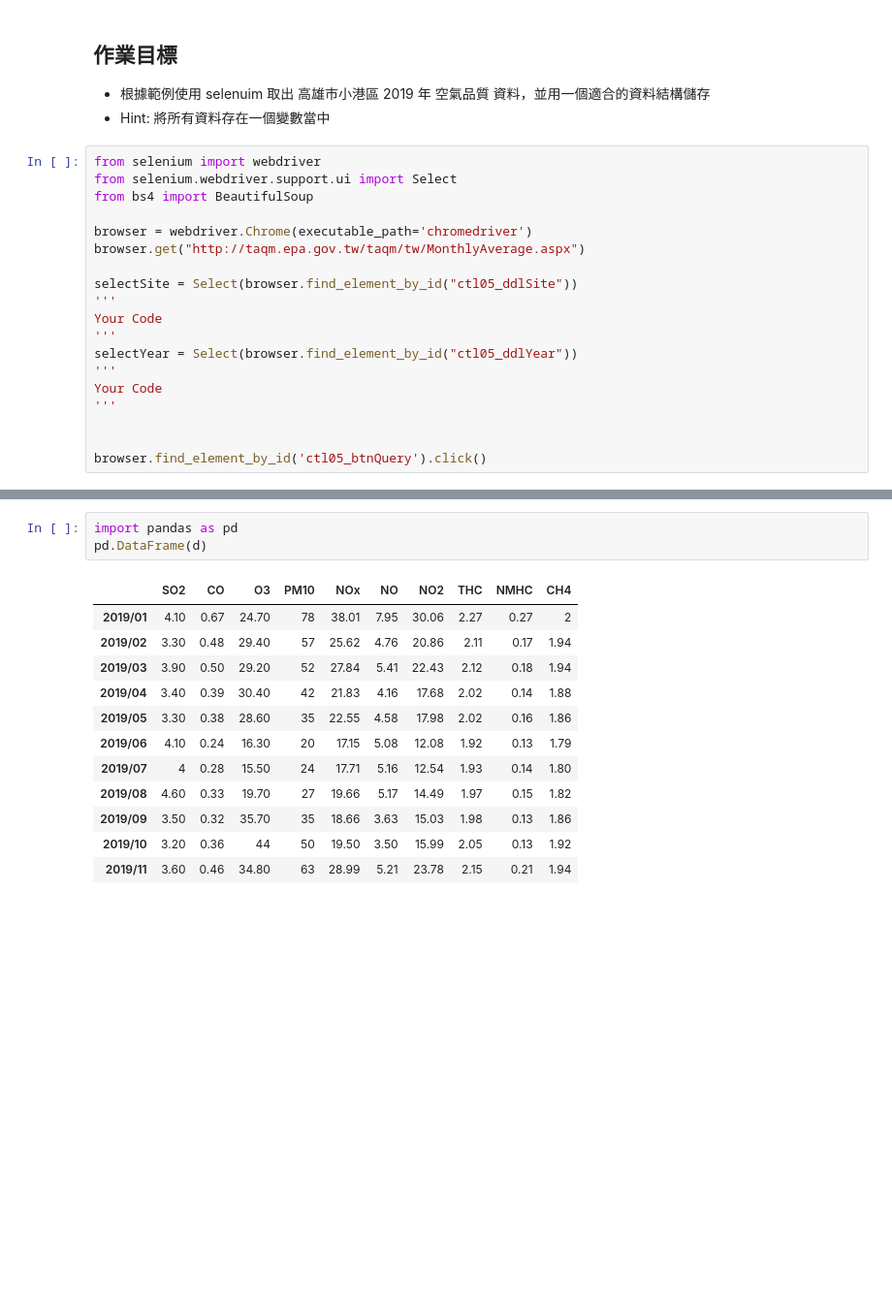
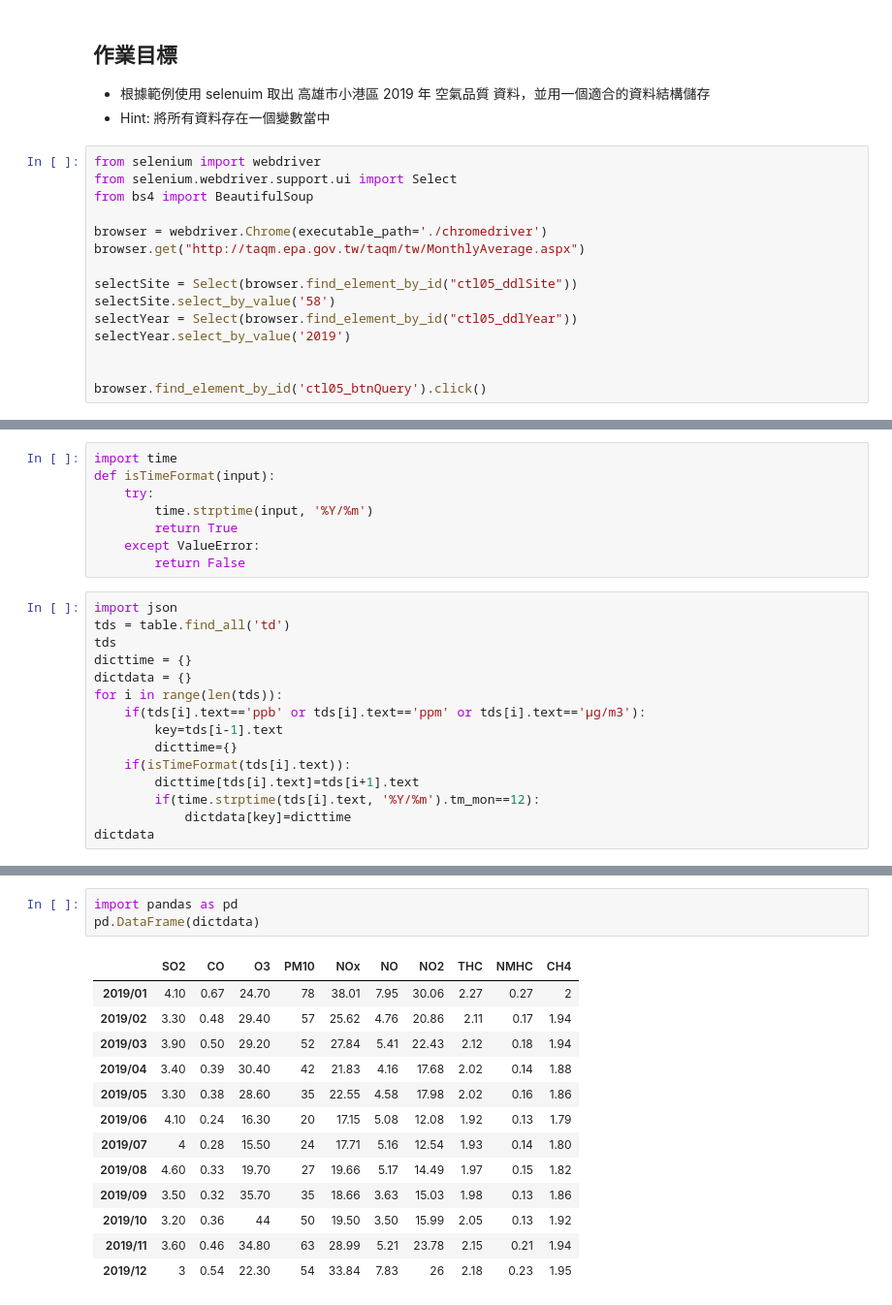
Before and after one commit to a5347354/100Day-pycrawler-Marathon, a Jupyter notebook: HomeWork/D19_動態網頁爬蟲 - 使用Selenium + BeautifulSoup 模擬瀏覽器執行/Day019_HW.ipynb, the cells around one changed output, grey strips where cells are left out. Shown: that part at 97% size. Cells and saved outputs as stored; diff of their text form; blank space fills up the shorter version.

```diff
--- a/HomeWork/D19_動態網頁爬蟲 - 使用Selenium + BeautifulSoup 模擬瀏覽器執行/Day019_HW.ipynb
+++ b/HomeWork/D19_動態網頁爬蟲 - 使用Selenium + BeautifulSoup 模擬瀏覽器執行/Day019_HW.ipynb
@@ -14,17 +14,13 @@ from selenium import webdriver
 from selenium.webdriver.support.ui import Select
 from bs4 import BeautifulSoup
 
-browser = webdriver.Chrome(executable_path='chromedriver')
+browser = webdriver.Chrome(executable_path='./chromedriver')
 browser.get("http://taqm.epa.gov.tw/taqm/tw/MonthlyAverage.aspx")
 
 selectSite = Select(browser.find_element_by_id("ctl05_ddlSite"))
-'''
-Your Code
-'''
+selectSite.select_by_value('58')
 selectYear = Select(browser.find_element_by_id("ctl05_ddlYear"))
-'''
-Your Code
-'''
+selectYear.select_by_value('2019')
 
 
 browser.find_element_by_id('ctl05_btnQuery').click()
@@ -66,0 +57,23 @@ Your Code
+# %%
+import time
+def isTimeFormat(input):
+    try:
+        time.strptime(input, '%Y/%m')
+        return True
+    except ValueError:
+        return False
+# %%
+import json
+tds = table.find_all('td')
+tds
+dicttime = {}
+dictdata = {}
+for i in range(len(tds)):
+    if(tds[i].text=='ppb' or tds[i].text=='ppm' or tds[i].text=='μg/m3'):
+        key=tds[i-1].text
+        dicttime={}
+    if(isTimeFormat(tds[i].text)):
+        dicttime[tds[i].text]=tds[i+1].text
+        if(time.strptime(tds[i].text, '%Y/%m').tm_mon==12):
+            dictdata[key]=dicttime
+dictdata
@@ -67,16 +98,17 @@ Your Code
 # %%
 import pandas as pd
-pd.DataFrame(d)
+pd.DataFrame(dictdata)
 # %% [output]
 |  | SO2 | CO | O3 | PM10 | NOx | NO | NO2 | THC | NMHC | CH4 |
 | 2019/01 | 4.10 | 0.67 | 24.70 | 78 | 38.01 | 7.95 | 30.06 | 2.27 | 0.27 | 2 |
 | 2019/02 | 3.30 | 0.48 | 29.40 | 57 | 25.62 | 4.76 | 20.86 | 2.11 | 0.17 | 1.94 |
 | 2019/03 | 3.90 | 0.50 | 29.20 | 52 | 27.84 | 5.41 | 22.43 | 2.12 | 0.18 | 1.94 |
 | 2019/04 | 3.40 | 0.39 | 30.40 | 42 | 21.83 | 4.16 | 17.68 | 2.02 | 0.14 | 1.88 |
 | 2019/05 | 3.30 | 0.38 | 28.60 | 35 | 22.55 | 4.58 | 17.98 | 2.02 | 0.16 | 1.86 |
 | 2019/06 | 4.10 | 0.24 | 16.30 | 20 | 17.15 | 5.08 | 12.08 | 1.92 | 0.13 | 1.79 |
 | 2019/07 | 4 | 0.28 | 15.50 | 24 | 17.71 | 5.16 | 12.54 | 1.93 | 0.14 | 1.80 |
 | 2019/08 | 4.60 | 0.33 | 19.70 | 27 | 19.66 | 5.17 | 14.49 | 1.97 | 0.15 | 1.82 |
 | 2019/09 | 3.50 | 0.32 | 35.70 | 35 | 18.66 | 3.63 | 15.03 | 1.98 | 0.13 | 1.86 |
 | 2019/10 | 3.20 | 0.36 | 44 | 50 | 19.50 | 3.50 | 15.99 | 2.05 | 0.13 | 1.92 |
 | 2019/11 | 3.60 | 0.46 | 34.80 | 63 | 28.99 | 5.21 | 23.78 | 2.15 | 0.21 | 1.94 |
+| 2019/12 | 3 | 0.54 | 22.30 | 54 | 33.84 | 7.83 | 26 | 2.18 | 0.23 | 1.95 |
```
Also changed, not shown: parts of 4 cells of this notebook, 1 other file.
